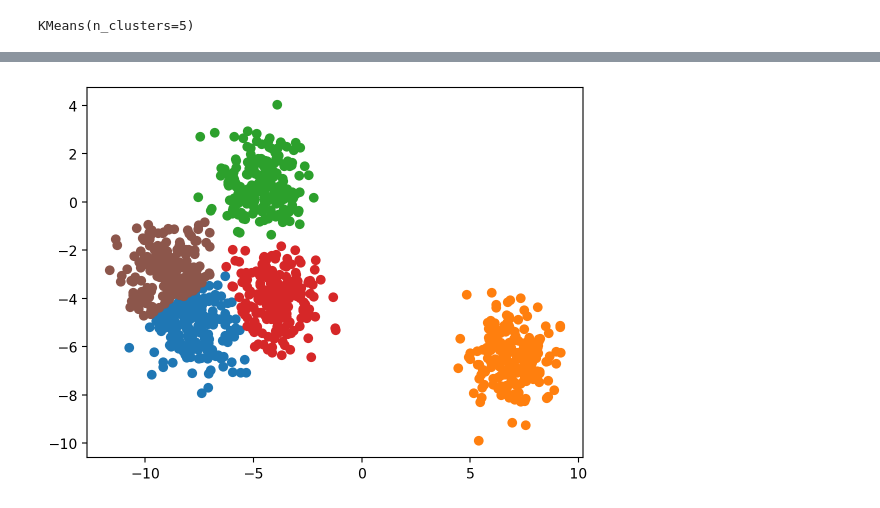
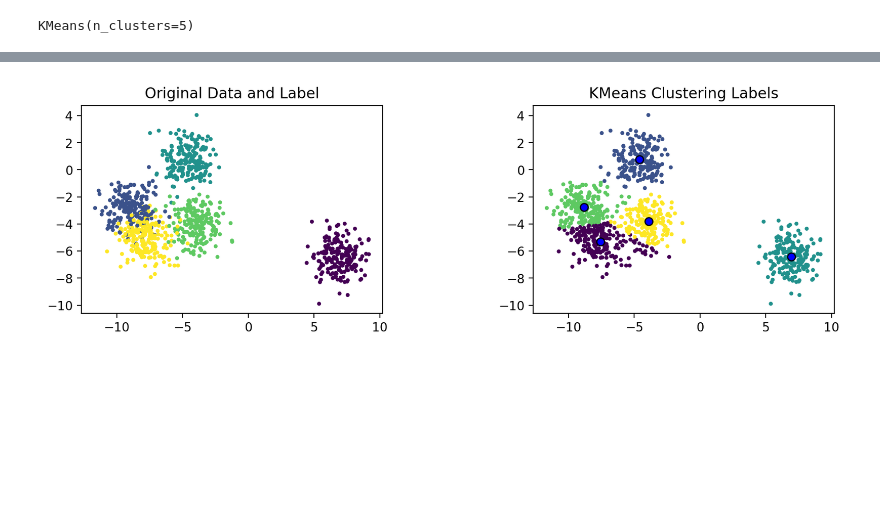
Before and after one commit to VanderbiltAstronomy/astr_8070_s25, a Jupyter notebook: coursework/student_folders/m_rizzosmith/homework/vu_astr8070_s25_hw6_mikerizzosmith.ipynb, the cells around one changed output, grey strips where cells are left out. Cells and saved outputs as stored; diff of their text form; code cells hidden in the pictures; blank space fills up the shorter version.

```diff
--- a/coursework/student_folders/m_rizzosmith/homework/vu_astr8070_s25_hw6_mikerizzosmith.ipynb
+++ b/coursework/student_folders/m_rizzosmith/homework/vu_astr8070_s25_hw6_mikerizzosmith.ipynb
@@ -244,16 +208,28 @@ plt.show()
-# %%
-from sklearn.cluster import KMeans
-from sklearn import preprocessing
-
-clf = KMeans(n_clusters=5) #Try 2 clusters to start with
-clf.fit(data[:, :2])
-centers = clf.cluster_centers_ #location of the clusters
-labels = clf.predict(data[:, :2]) #labels for each of the points
-
-# plot the data color-coded by cluster id
-colors = ['C0', 'C1', 'C2', 'C3', 'C5']
-for ii in range(5):
-    plt.scatter(data[labels==ii,0], data[labels==ii,1],
-                color=colors[ii])
-# %% [output]
-[figure, removed]
+# %%
+fig = plt.figure(figsize=(10, 3.4))
+fig.subplots_adjust(left=0.12, right=0.97,
+                    bottom=0.21, top=0.9, wspace=0.5)
+
+
+# MRS Plotting the original data with the original labels
+ax = fig.add_subplot(121)
+ax.scatter(data[:, 0], data[:, 1], c=data[:, 2], s=5, alpha=1)
+ax.set_title('Original Data and Label')
+
+# MRS Plotting data with predicted labels and cluster means
+ax = fig.add_subplot(122)
+
+# MRS Store predicted labels for coloring
+predicted_labels = clf.labels_
+
+# MRS plot the data colored by predicted labels
+ax.scatter(data[:, 0], data[:, 1], c=predicted_labels, s=5, alpha=1)
+
+# MRS  perform the inverse transform on the cluster centers for plotting
+cluster_centers = scaler.inverse_transform(clf.cluster_centers_)
+ax.scatter(cluster_centers[:, 0], cluster_centers[:, 1],
+           s=40, c='b', edgecolors='k')
+ax.set_title('KMeans Clustering Labels')
+plt.show()
+# %% [output]
+[figure, added]
```
Also changed, not shown: parts of 6 cells of this notebook.
